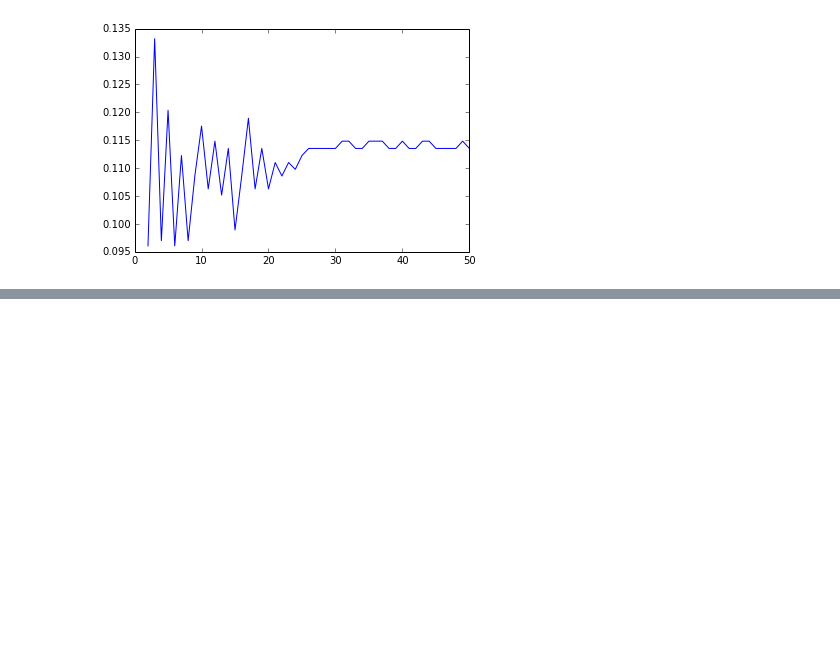
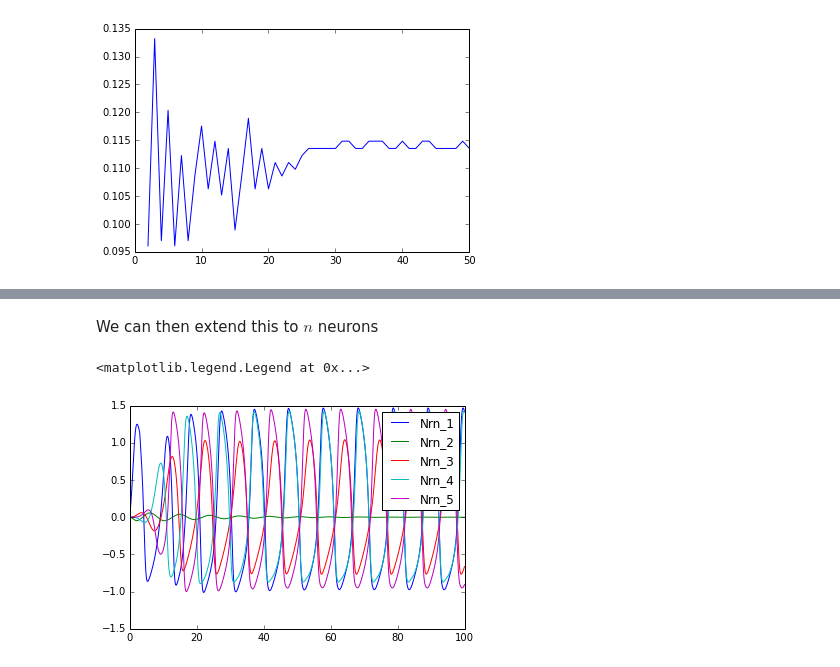
Before and after one commit to aaronshifman/modeling_final, a Jupyter notebook: ipynb/python model - isolated.ipynb, the cells around one changed output, grey strips where cells are left out. Saved outputs shown, nothing was run; the diff lists cells and outputs as text; code cells hidden in the pictures; blank space fills up the shorter version.

Commit message:
dynamic nu extension

```diff
--- a/ipynb/python model - isolated.ipynb
+++ b/ipynb/python model - isolated.ipynb
@@ -459,0 +509,54 @@ plt.plot(nrns,freqs)
+# %% [markdown]
+We can then extend this to $n$ neurons
+# %%
+# dynamic nu extended to n neurons
+
+times = np.linspace(0,100,1000)
+def derr_func_coup_bulk(var,t,p):
+    alpha,beta,c,z = p
+    #var = v1,v2,v3... w1,w2,w3...
+    G_bar = 0.5
+    x = np.zeros(len(var))
+    n_nrn = len(var)/3.0
+    vs = var[0:n_nrn]
+    ws = var[n_nrn:n_nrn*2]
+    nus= var[n_nrn*2:]
+
+    #vs = np.concatenate((vs,[vs[0]]))
+    #ws = np.concatenate((ws,[ws[0]]))
+    x[0] = (vs[0]*(alpha+vs[0])*(1-vs[0]))-ws[0]+(z*(t<3))+(G_bar*(1-nus[0])*(vs[0]-vs[-1]))#*((vs[0]-vs[-1])>0)
+    x[0+n_nrn] = beta*vs[0] - c*ws[0]
+    for i in np.arange(1,n_nrn):
+        x[i] = (vs[i]*(alpha+vs[i])*(1-vs[i]))-ws[i]+(G_bar*(1-nus[i])*(vs[i]-vs[i-1]))#*((vs[i]-vs[i-1])>0)
+        x[i+n_nrn] = beta*vs[i] - c*ws[i]
+        x[i+2*n_nrn] = nus[i]*(1-nus[i])
+    return x
+
+gamma = 0
+n_nrn = 5
+p = [alpha, beta, c, 0.5]
+w = np.zeros(n_nrn*3.0)
+
+#################################
+# just declare initial nus here #
+# for nu i, index i+2n_nrns     #
+#################################
+
+#5 for now
+w[2*n_nrn+1] = 0.75
+w[2*n_nrn+2] = 0
+w[2*n_nrn+3] = 0
+w[2*n_nrn+4] = 0
+w[2*n_nrn] = 0
+
+
+wsol = odeint(derr_func_coup_bulk,w, times, args=(p,),atol=abserr, rtol=relerr)
+VS = wsol[:,:n_nrn]
+names = []
+for i in np.arange(n_nrn):
+    names.append('Nrn_'+str(i+1))
+plt.plot(times,VS)
+plt.legend(names)
+# %% [output]
+<matplotlib.legend.Legend at 0x...>
+[figure, added]
```
Also changed, not shown: parts of 8 cells of this notebook.
